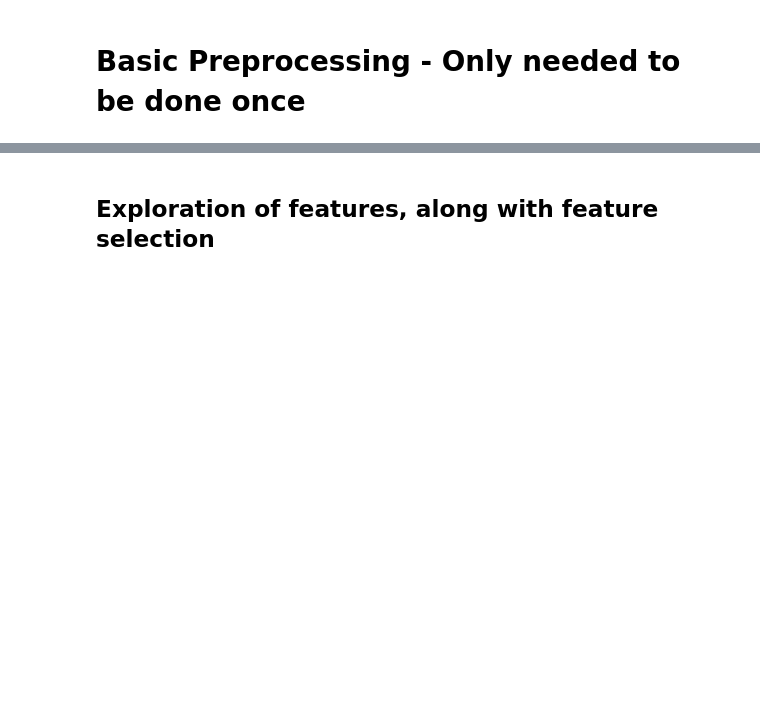
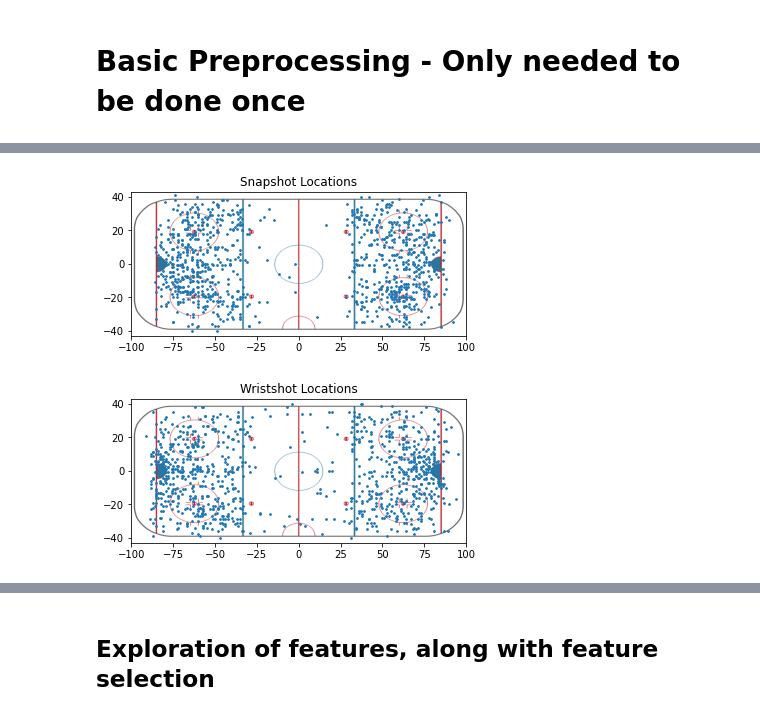
Before and after one commit to gavinmcclelland/CISC451, a Jupyter notebook: project/code/EDA_and_preprocessing.ipynb, the cells around one changed output, grey strips where cells are left out. Cells and saved outputs as stored; diff of their text form; code cells hidden in the pictures; blank space fills up the shorter version.

Commit message:
...it's a start I guess, added rink pic for visualization purposes

```diff
--- a/project/code/EDA_and_preprocessing.ipynb
+++ b/project/code/EDA_and_preprocessing.ipynb
@@ -36,0 +51,5 @@ skater_stats.to_csv('skaterstats_2017-2018_2018-2019.csv',index=False)
+# %%
+# so, there are many unique events that could be explored, let's look specifically at shots
+shots = plays[(plays['event']=='Shot') | (plays['event']=='Missed Shot') | (plays['event']=='Blocked Shot')]
+# while we're here, let's get all events that are goals too
+goals = plays[plays['event']=='Goal']
@@ -36,0 +83,75 @@ skater_stats.to_csv('skaterstats_2017-2018_2018-2019.csv',index=False)
+# %%
+snapshots = shots[shots['secondaryType']=='Snap Shot']
+snap_sample = snapshots.sample(n=1000, replace=False)
+x_coords = snap_sample['x']
+y_coords = snap_sample['y']
+event=shots['event']
+img = plt.imread("rink.png")
+fig, ax = plt.subplots()
+ax.imshow(img, extent=[-100, 100, -43, 43])
+plt.scatter(x_coords, y_coords,s=3)
+plt.title('Snapshot Locations')
+plt.show()
+
+wrist = shots[shots['secondaryType']=='Wrist Shot']
+wrist_sample = wrist.sample(n=1000, replace=False)
+x_coords = wrist_sample['x']
+y_coords = wrist_sample['y']
+event=shots['event']
+img = plt.imread("rink.png")
+fig, ax = plt.subplots()
+ax.imshow(img, extent=[-100, 100, -43, 43])
+plt.scatter(x_coords, y_coords,s=3)
+plt.title('Wristshot Locations')
+plt.show()
+
+slap = shots[shots['secondaryType']=='Slap Shot']
+slap_sample = slap.sample(n=1000, replace=False)
+x_coords = slap_sample['x']
+y_coords = slap_sample['y']
+event=shots['event']
+img = plt.imread("rink.png")
+fig, ax = plt.subplots()
+ax.imshow(img, extent=[-100, 100, -43, 43])
+plt.scatter(x_coords, y_coords,s=3)
+plt.title('Slapshot Locations')
+plt.show()
+
+bh = shots[shots['secondaryType']=='Backhand']
+bh_sample = bh.sample(n=1000, replace=False)
+x_coords = bh_sample['x']
+y_coords = bh_sample['y']
+event=shots['event']
+img = plt.imread("rink.png")
+fig, ax = plt.subplots()
+ax.imshow(img, extent=[-100, 100, -43, 43])
+plt.scatter(x_coords, y_coords,s=3)
+plt.title('Backhand Locations')
+plt.show()
+
+wrap = shots[shots['secondaryType']=='Wrap-around']
+wrap_sample = wrap.sample(n=1000, replace=False)
+x_coords = wrap_sample['x']
+y_coords = wrap_sample['y']
+event=shots['event']
+img = plt.imread("rink.png")
+fig, ax = plt.subplots()
+ax.imshow(img, extent=[-100, 100, -43, 43])
+plt.scatter(x_coords, y_coords,s=3)
+plt.title('Wrap-around Locations')
+plt.show()
+
+deflections = shots[shots['secondaryType']=='Deflected']
+def_sample = deflections.sample(n=1000, replace=False)
+x_coords = def_sample['x']
+y_coords = def_sample['y']
+event=shots['event']
+img = plt.imread("rink.png")
+fig, ax = plt.subplots()
+ax.imshow(img, extent=[-100, 100, -43, 43])
+plt.scatter(x_coords, y_coords,s=3)
+plt.title('Deflection Locations')
+plt.show()
+# %% [output]
+[figure, added]
+[figure, added]
```
Also changed, not shown: parts of 10 cells of this notebook, 1 other file.
